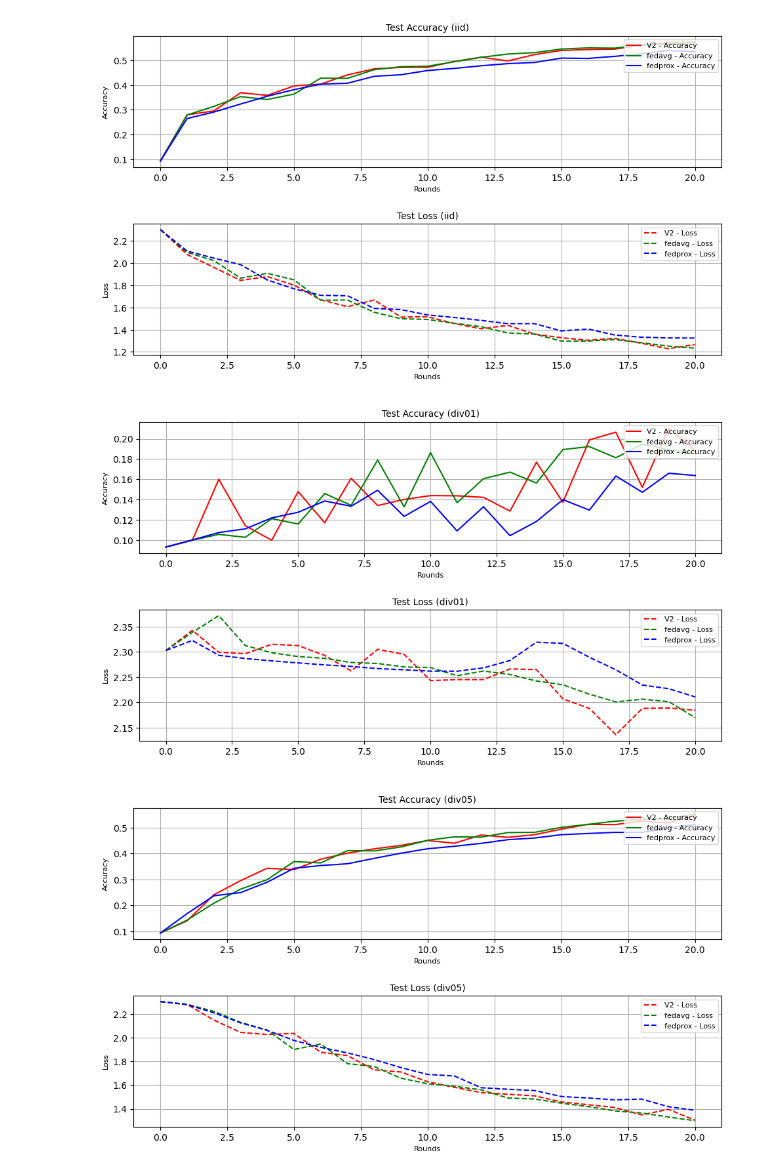
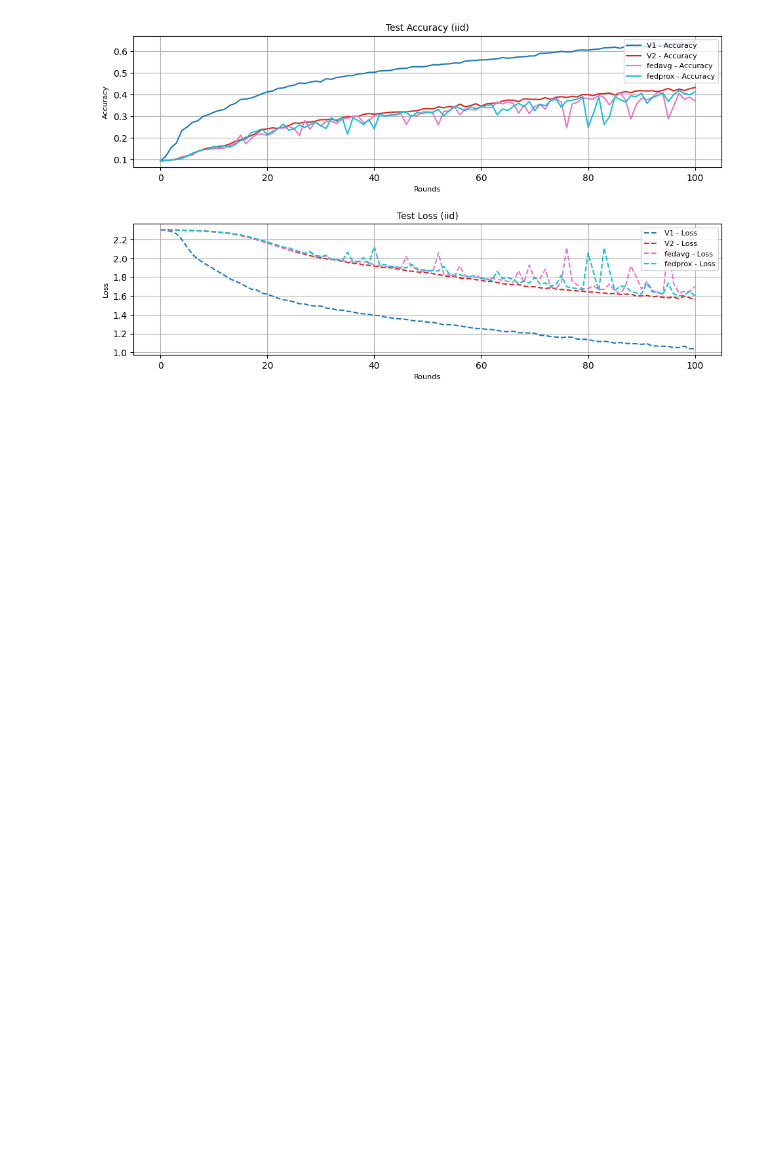
Before and after one commit to hitmgr/mylab, a Jupyter notebook: c-program/experiments/graph.ipynb, the cells around one changed output. Saved outputs shown, nothing was run; the diff lists cells and outputs as text; code cells hidden in the pictures; blank space fills up the shorter version.

```diff
--- a/c-program/experiments/graph.ipynb
+++ b/c-program/experiments/graph.ipynb
@@ -9,22 +9,23 @@ plt.rcParams['axes.grid'] = True
 plt.rcParams['axes.axisbelow'] = True
 
 # 定义任务路径和划分方式
-task_prefix = '/home/mgr/sss/easyFL-FLGo/c-program/tasks/9.21'
+# task_prefix = '/home/mgr/sss/easyFL-FLGo/c-program/tasks/9.21(4)'
+task_prefix = '/home/mgr/sss/easyFL-FLGo/c-program/tasks/9.22(0.9)'
 
 partitions = [
     'iid',
-    'div01',
-    'div05',
-    'div09',
-    'dir01',
-    'dir10',
-    'dir50'
+    # 'div01',
+    # 'div05',
+    # 'div09',
+    # 'dir01',
+    # 'dir10',
+    # 'dir50'
 ]
 algor_list = [
-    # 'V1',
+    'V1',
     'V2',
     'fedavg',
-    'fedprox'
+    'fedprox',
     ]
 
 # 创建一个字典来存储所有记录
@@ -37,37 +38,35 @@ for partition in partitions:
 
 def plot_performance(records, partition):
     fig, (ax1, ax2) = plt.subplots(2, 1, figsize=(10, 6))  # 调整子图尺寸
-    colors = ['r', 'g', 'b']
+    colors = plt.cm.get_cmap('tab10', len(algor_list)).colors
     labels = algor_list
 
     for i, record in enumerate(records):
         rounds = record.log['communication_round']
         accuracy = record.log['test_accuracy']
         loss = record.log['test_loss']
 
         # Plot accuracy
         ax1.plot(rounds, accuracy, color=colors[i], label=f'{labels[i]} - Accuracy')
 
         # Plot loss
         ax2.plot(rounds, loss, color=colors[i], linestyle='--', label=f'{labels[i]} - Loss')
 
     ax1.set_title(f'Test Accuracy ({partition})', fontsize=10)  # 减小标题字体大小
     ax1.set_xlabel('Rounds', fontsize=8)  # 减小轴标签字体大小
     ax1.set_ylabel('Accuracy', fontsize=8)
     ax1.legend(fontsize=8, loc='upper right')  # 调整图例位置和字体大小
 
     ax2.set_title(f'Test Loss ({partition})', fontsize=10)
     ax2.set_xlabel('Rounds', fontsize=8)
     ax2.set_ylabel('Loss', fontsize=8)
     ax2.legend(fontsize=8, loc='upper right')
 
     plt.tight_layout(pad=2.0)  # 调整子图之间的间距
     plt.show()
 
 # 为每个划分方式绘制图表
 for partition, records in all_records.items():
     plot_performance(records, partition)
 # %% [output]
-[figure, old version]
+[figure, new version]
-[figure, removed]
-[figure, removed]
```
Also changed, not shown: parts of 1 cell of this notebook, 4 other files.
